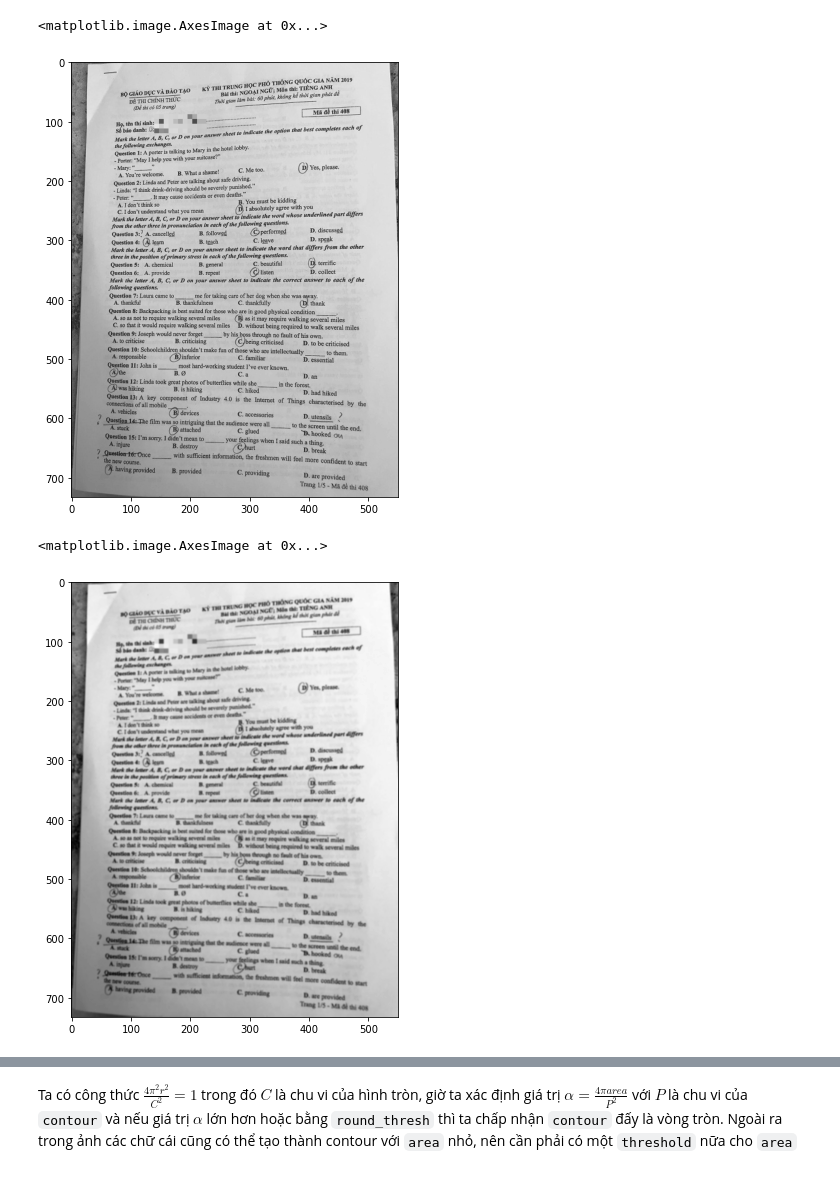
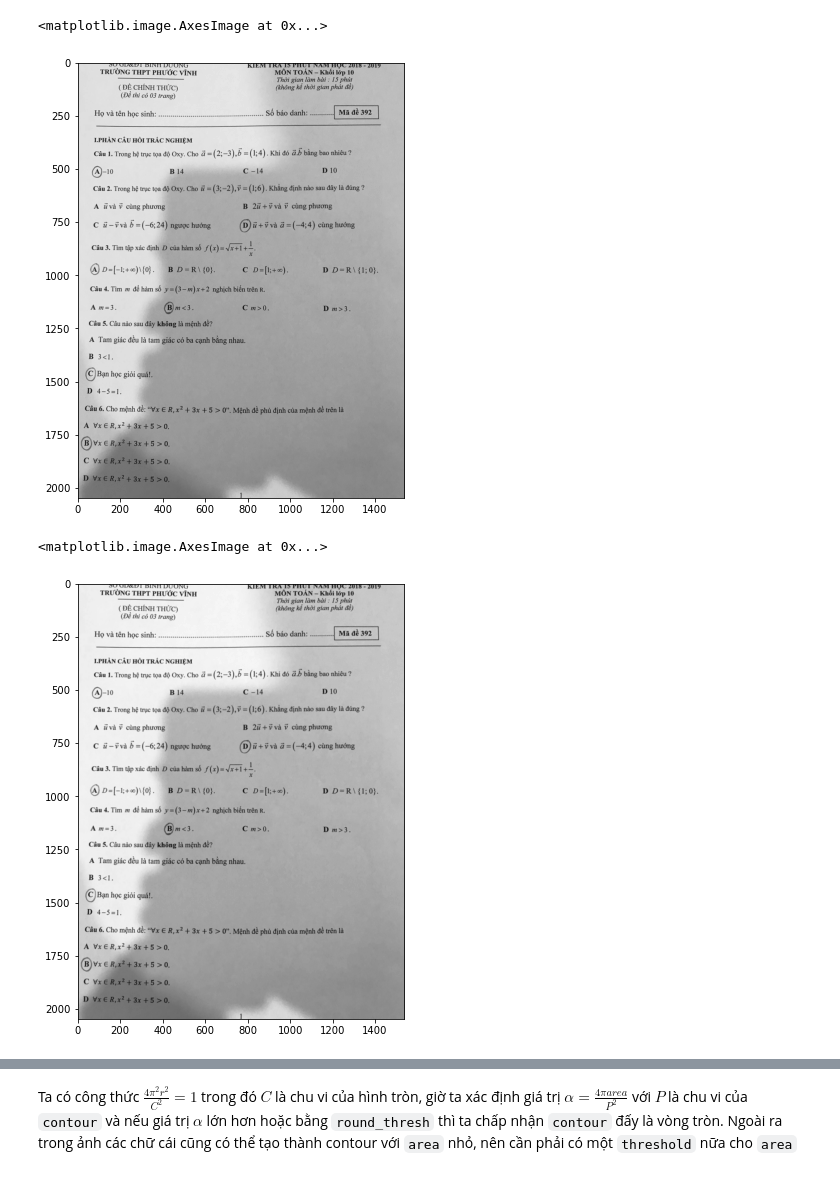
Before and after one commit to quockhanh0212/Multiple-choice-autograding, a Jupyter notebook: Nhan_biet_chu.ipynb, the cells around one changed output, grey strips where cells are left out. Saved outputs shown, nothing was run; the diff lists cells and outputs as text; code cells hidden in the pictures.

```diff
--- a/Nhan_biet_chu.ipynb
+++ b/Nhan_biet_chu.ipynb
@@ -7,17 +7,17 @@ import cv2
 plt.rcParams['figure.figsize'] = [6, 8]
 # %%
 # Chuyển thành ảnh xám
-img = cv2.imread('exam2.png', cv2.IMREAD_GRAYSCALE)
+img = cv2.imread('test1.jpg', cv2.IMREAD_GRAYSCALE)
 plt.imshow(img, cmap='gray')
 # %% [output]
 <matplotlib.image.AxesImage at 0x...>
-[figure, old version]
+[figure, new version]
 # %%
 blurred = cv2.GaussianBlur(img, (5, 5), 0)
 plt.imshow(blurred, cmap='gray')
 # %% [output]
 <matplotlib.image.AxesImage at 0x...>
-[figure, old version]
+[figure, new version]
 # %%
 # Chuyển thành ảnh đen trắng bằng Gaussian Threshold
 # (với những phép toán như tìm contour hoặc binary_fill_holes sẽ xử lý hiệu quả hơn trên ảnh đen trắng nên cần có bước này)
```
Also changed, not shown: parts of 17 cells of this notebook, 7 other files.
